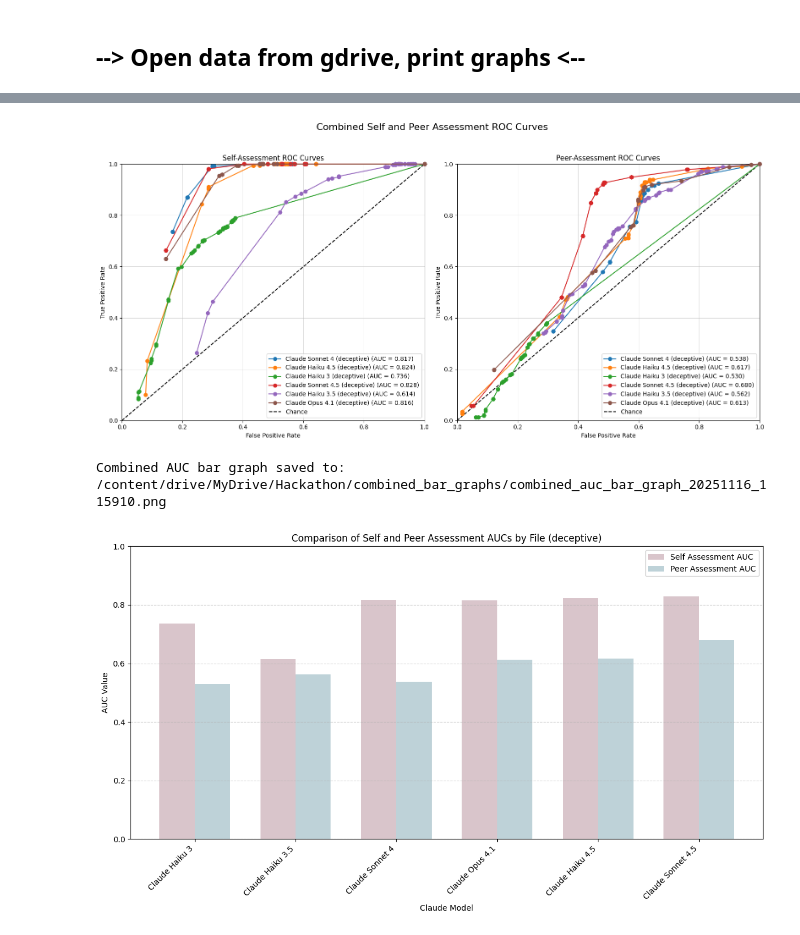
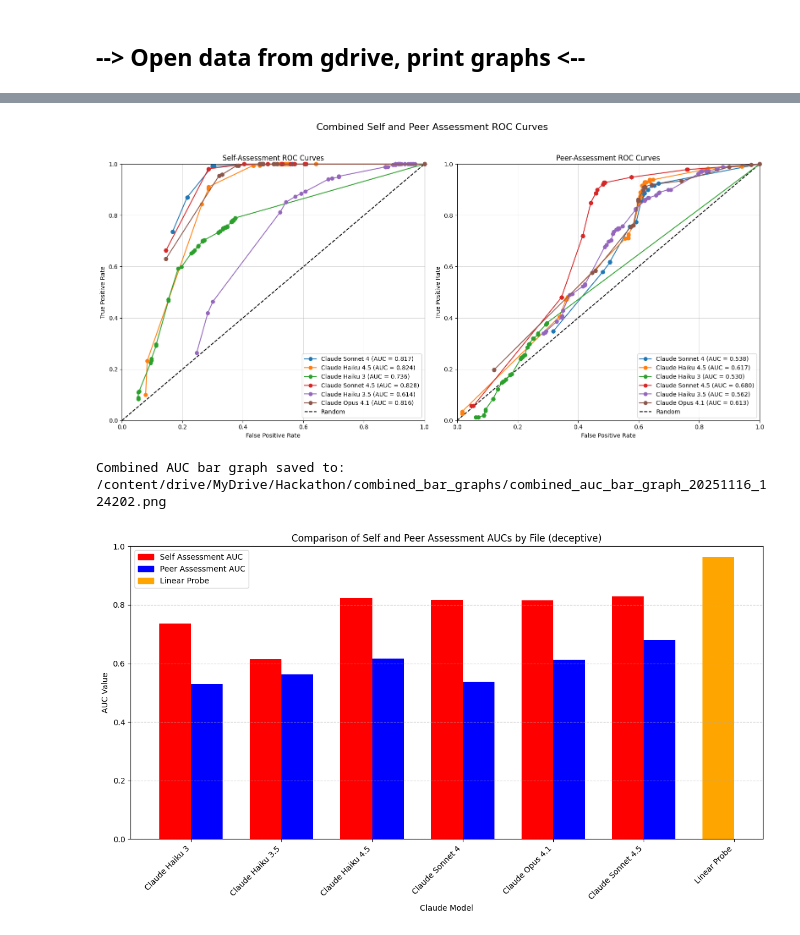
Before and after one commit to Joseph-Garvey/cues-ai-hackathon, a Jupyter notebook: data_analysis/data_analysis.ipynb, the cells around one changed output, grey strips where cells are left out. Saved outputs shown, nothing was run; the diff lists cells and outputs as text; code cells hidden in the pictures.

Commit message:
updated all graphs

```diff
--- a/data_analysis/data_analysis.ipynb
+++ b/data_analysis/data_analysis.ipynb
@@ -219,8 +237,11 @@ for i in range(len(filenames)):
   # Create a figure with two subplots side-by-side
   fig, (ax1, ax2) = plt.subplots(1, 2, figsize=(16, 6))
 
+  # Prepare a cleaned filename for the super title (removing leading integer)
+  cleaned_filename_for_suptitle = re.sub(r'^\d+\s*', '', filenames[i])
+
   # Set a shared super title for the entire figure
-  fig.suptitle(f'{filenames[i]} (deceptive)', fontsize=16)
+  fig.suptitle(f'{cleaned_filename_for_suptitle}', fontsize=16)
   fig.subplots_adjust(top=0.88) # Adjust top to make space for the suptitle and allow subplot titles to move higher
 
   # Plot Self assessment ROC curve on the first axes (ax1)
@@ -328,6 +350,10 @@ for i in range(len(filenames)):
     auc_self = 0.0 # Initialize to 0.0 for files with no data
     auc_peer = 0.0 # Initialize to 0.0 for files with no data
 
+    # Prepare a cleaned filename for the ROC curve labels (removing leading integer and bracketed text)
+    temp_filename = re.sub(r'^\d+\s*', '', filenames[i])
+    cleaned_filename_for_roc = re.sub(r'\s*\(.*?\)', '', temp_filename)
+
     # Calculate self-assessment AUC and plot ROC
     if self_honest and self_dishonest:
         tpr_list_self = []
@@ -338,9 +364,9 @@ for i in range(len(filenames)):
             fpr_list_self.append(fpr)
         # Using sklearn.metrics.auc for robust calculation
         auc_self = auc(fpr_list_self, tpr_list_self)
-        ax1.plot(fpr_list_self, tpr_list_self, 'o-', clip_on=False, zorder=3, label=f'{filenames[i]} (AUC = {auc_self:.3f})')
+        ax1.plot(fpr_list_self, tpr_list_self, 'o-', clip_on=False, zorder=3, label=f'{cleaned_filename_for_roc} (AUC = {auc_self:.3f})')
     else:
-        print(f"Cannot generate Self assessment ROC curve for {filenames[i]}: Insufficient numerical data. AUC set to 0.")
+        print(f"Cannot generate Self assessment ROC curve for {filenames[i]}: Insufficient numerical data.")
 
     # Calculate peer-assessment AUC and plot ROC
     if peer_honest and peer_dishonest:
@@ -352,9 +378,9 @@ for i in range(len(filenames)):
             fpr_list_peer.append(fpr)
         # Using sklearn.metrics.auc for robust calculation
         auc_peer = auc(fpr_list_peer, tpr_list_peer)
-        ax2.plot(fpr_list_peer, tpr_list_peer, 'o-', clip_on=False, zorder=3, label=f'{filenames[i]} (AUC = {auc_peer:.3f})')
+        ax2.plot(fpr_list_peer, tpr_list_peer, 'o-', clip_on=False, zorder=3, label=f'{cleaned_filename_for_roc} (AUC = {auc_peer:.3f})')
     else:
-        print(f"Cannot generate Peer assessment ROC curve for {filenames[i]}: Insufficient numerical data. AUC set to 0.")
+        print(f"Cannot generate Peer assessment ROC curve for {filenames[i]}: Insufficient numerical data.")
 
     # Extract numerical value from filename for sorting
     # This regex looks for the first sequence of digits, optionally followed by a dot and more digits
@@ -364,9 +390,13 @@ for i in range(len(filenames)):
     # Collect data for the bar chart regardless of whether ROC was plotted
     data_for_bar_chart.append((numeric_prefix, filenames[i], auc_self, auc_peer))
 
+# Add the new data point for 'Linear Probe'
+# Use np.nan for peer_auc for 'Linear Probe' so it only plots one bar
+data_for_bar_chart.append((7.0, '7 Linear Probe', 0.964, np.nan)) # Use a new numerical prefix for sorting
+
 # Add diagonal reference line (y=x) to both ROC subplots
-ax1.plot([0, 1], [0, 1], 'k--', label='Chance')
-ax2.plot([0, 1], [0, 1], 'k--', label='Chance')
+ax1.plot([0, 1], [0, 1], 'k--', label='Random')
+ax2.plot([0, 1], [0, 1], 'k--', label='Random')
 
 # Set titles, labels, limits, and legends for the ROC subplots
 ax1.set_title('Self-Assessment ROC Curves')
@@ -420,24 +450,61 @@ for fname in all_filenames_for_bar_chart:
         bracketed_text_for_title = f" ({match.group(1)})";
         break
 
-# Prepare x-tick labels by removing bracketed text
-x_tick_labels = [re.sub(r'\s*\(.*?\)', '', fname) for fname in all_filenames_for_bar_chart]
+# Prepare x-tick labels by removing leading integer and bracketed text
+x_tick_labels_temp = [re.sub(r'^\d+\s*', '', fname) for fname in all_filenames_for_bar_chart]
+x_tick_labels = [re.sub(r'\s*\(.*?\)', '', fname_temp) for fname_temp in x_tick_labels_temp]
 
 fig_bar, ax_bar = plt.subplots(figsize=(12, 7))
 
 bar_width = 0.35
 index = np.arange(len(x_tick_labels))
 
-bar1 = ax_bar.bar(index, self_auc_values_for_bar_chart, bar_width, label='Self Assessment AUC', color='#d9c5cb')
-bar2 = ax_bar.bar(index + bar_width, peer_auc_values_for_bar_chart, bar_width, label='Peer Assessment AUC', color='#bed2d8')
+# Define custom colors for each bar
+bar_colors_self = []
+bar_colors_peer = []
+linear_probe_color = 'orange'
+linear_probe_label = 'Linear Probe'
 
-ax_bar.set_xlabel('Anthropic Model')
+for fname in x_tick_labels:
+    if fname == linear_probe_label: # Check against the cleaned label 'Linear Probe'
+        bar_colors_self.append(linear_probe_color)
+        bar_colors_peer.append(None) # No peer bar for Linear Probe
+    else:
+        bar_colors_self.append('red') # Default color for Self Assessment AUC
+        bar_colors_peer.append('blue') # Default color for Peer Assessment AUC
+
+# Plot 'Self Assessment AUC' bars
+# Create dummy handles for legend entries based on colors used
+bar1_plot = []
+for i, (height, color) in enumerate(zip(self_auc_values_for_bar_chart, bar_colors_self)):
+    if not np.isnan(height):
+        bar1_plot.append(ax_bar.bar(index[i], height, bar_width, color=color))
+
+# Plot 'Peer Assessment AUC' bars
+bar2_plot = []
+for i, (height, color) in enumerate(zip(peer_auc_values_for_bar_chart, bar_colors_peer)):
+    if not np.isnan(height) and color is not None: # Ensure height is not NaN and color is defined
+        bar2_plot.append(ax_bar.bar(index[i] + bar_width, height, bar_width, color=color))
+
+# Manually construct the legend
+legend_elements = []
+
+# Add 'Self Assessment AUC' legend entry
+legend_elements.append(plt.Rectangle((0,0),1,1, color='red', label='Self Assessment AUC'))
+
+# Add 'Peer Assessment AUC' legend entry
+legend_elements.append(plt.Rectangle((0,0),1,1, color='blue', label='Peer Assessment AUC'))
+
+# Add 'Linear Probe' legend entry
+legend_elements.append(plt.Rectangle((0,0),1,1, color='orange', label=linear_probe_label))
+
+ax_bar.set_xlabel('Claude Model')
 ax_bar.set_ylabel('AUC Value')
 ax_bar.set_title(f'Comparison of Self and Peer Assessment AUCs by File{bracketed_text_for_title}')
 ax_bar.set_xticks(index + bar_width / 2)
 ax_bar.set_xticklabels(x_tick_labels, rotation=45, ha='right')
 ax_bar.set_ylim(0, 1) # AUC values are between 0 and 1
-ax_bar.legend()
+ax_bar.legend(handles=legend_elements) # Use the manually created legend elements
 ax_bar.grid(axis='y', linestyle='--', alpha=0.7)
 plt.tight_layout()
 
@@ -477,3 +544,3 @@ Combined ROC curves graph saved to: /content/drive/MyDrive/Hackathon/combined_ro
-[figure, old version]
+[figure, new version]
-Combined AUC bar graph saved to: /content/drive/MyDrive/Hackathon/combined_bar_graphs/combined_auc_bar_graph_20251116_115910.png
+Combined AUC bar graph saved to: /content/drive/MyDrive/Hackathon/combined_bar_graphs/combined_auc_bar_graph_20251116_124202.png
-[figure, old version]
+[figure, new version]
```
Also changed, not shown: parts of 4 cells of this notebook.
